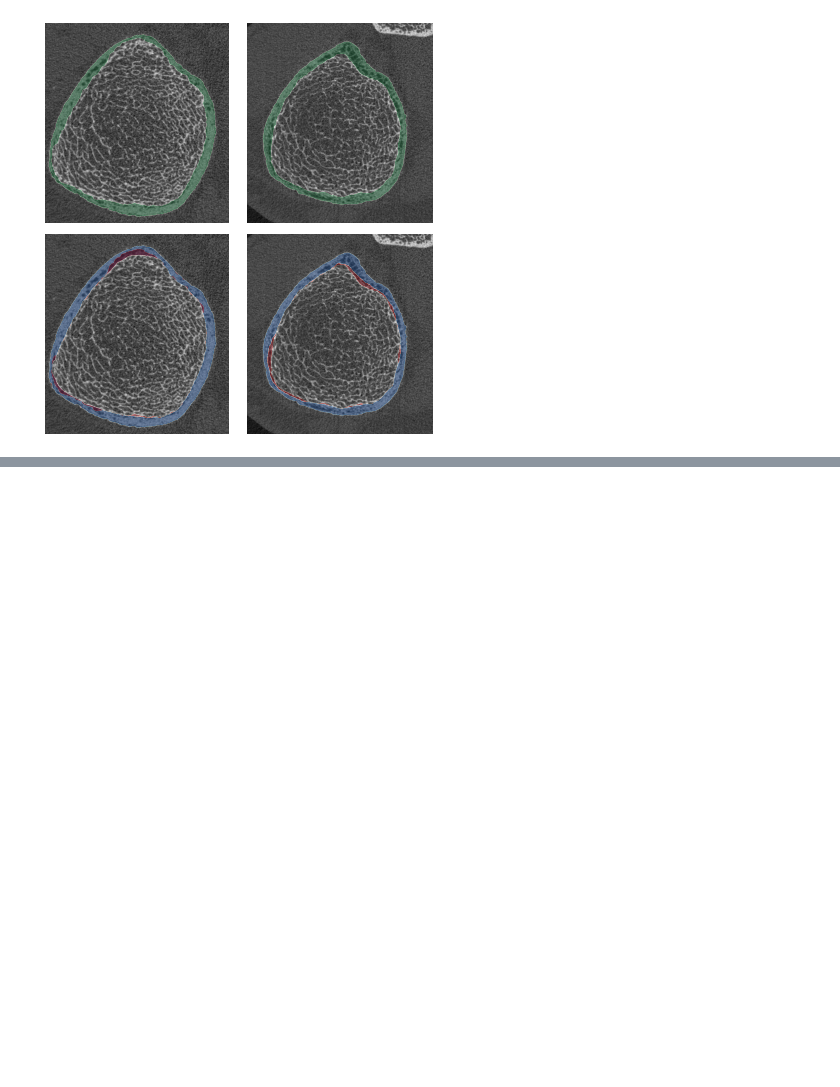
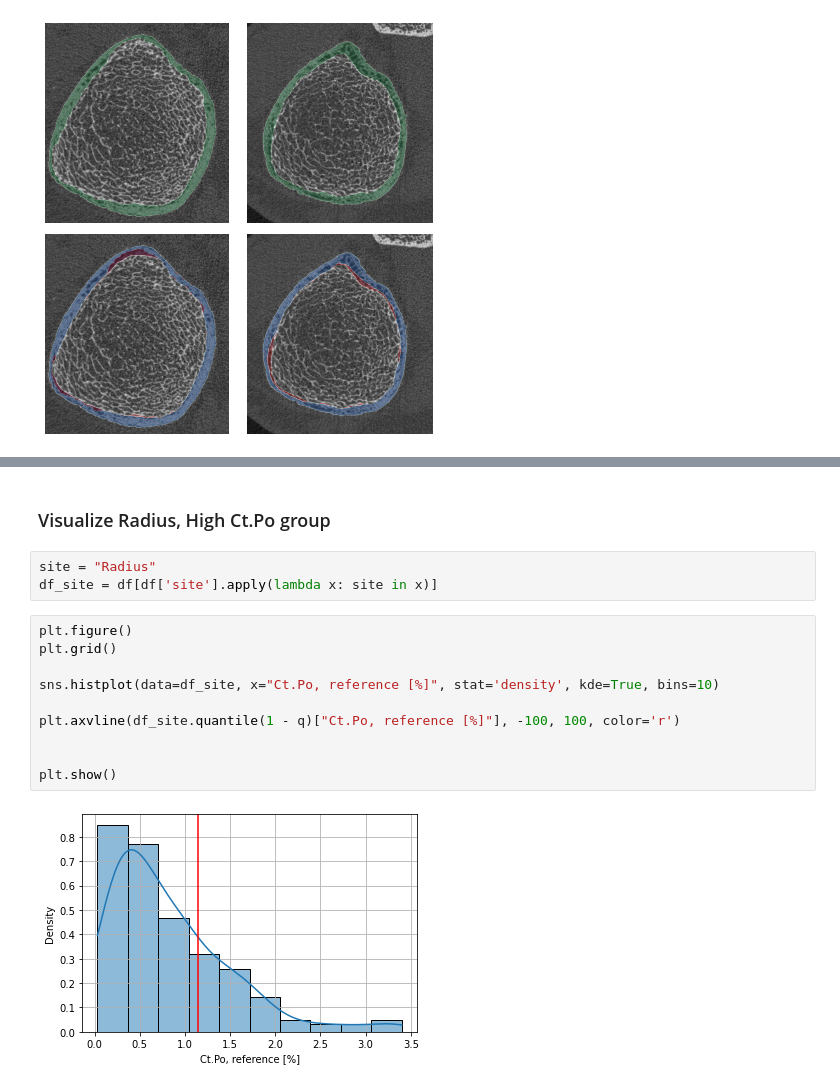
Before and after one commit to Bonelab/HR-pQCT-Segmentation, a Jupyter notebook: notebooks/AnalyzeTestData.ipynb, the cells around one changed output, grey strips where cells are left out. Saved outputs shown, nothing was run; the diff lists cells and outputs as text; blank space fills up the shorter version.

```diff
--- a/notebooks/AnalyzeTestData.ipynb
+++ b/notebooks/AnalyzeTestData.ipynb
@@ -795,0 +1083,17 @@ plt.show()
+# %% [markdown]
+### Visualize Radius, High Ct.Po group
+# %%
+site = "Radius"
+df_site = df[df['site'].apply(lambda x: site in x)]
+# %%
+plt.figure()
+plt.grid()
+
+sns.histplot(data=df_site, x="Ct.Po, reference [%]", stat='density', kde=True, bins=10)
+
+plt.axvline(df_site.quantile(1 - q)["Ct.Po, reference [%]"], -100, 100, color='r')
+
+
+plt.show()
+# %% [output]
+[figure, added]
```
Also changed, not shown: parts of 10 cells of this notebook, 3 other files.
